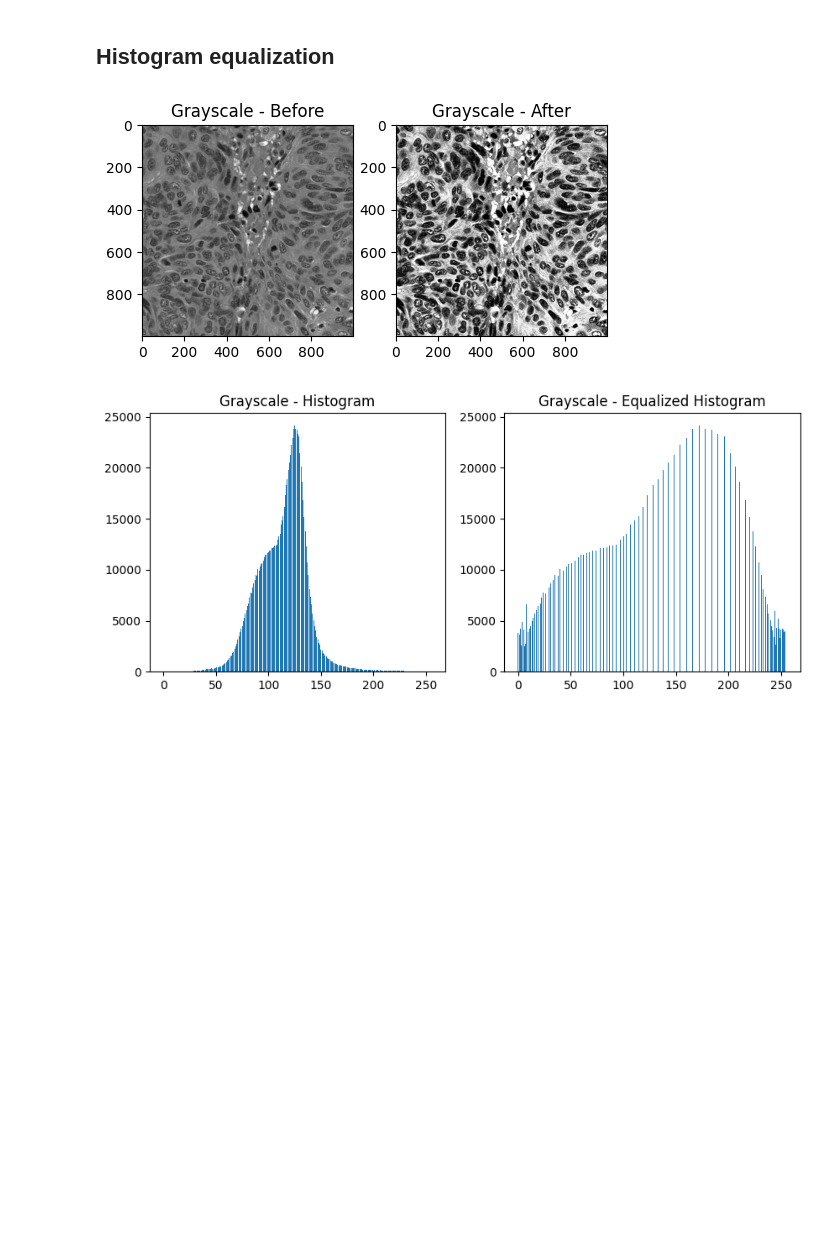
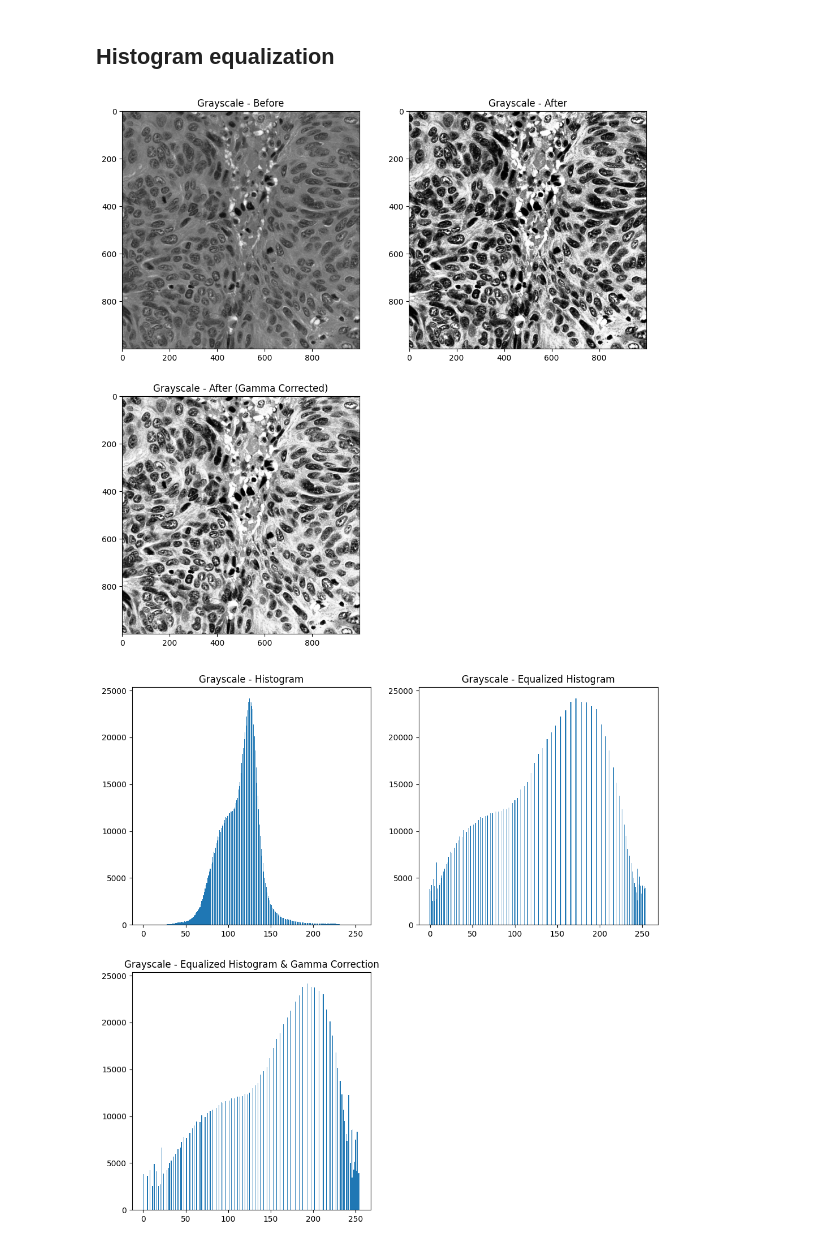
Before and after one commit to vktr274/computer-vision-image-correction-enhancement, a Jupyter notebook: notebook.ipynb, the cells around one changed output. Cells and saved outputs as stored; diff of their text form; code cells hidden in the pictures; blank space fills up the shorter version.

Commit message:
Add gamma correction

```diff
--- a/notebook.ipynb
+++ b/notebook.ipynb
@@ -115,37 +115,47 @@ plt.show()
 # %%
 img = gray_images[0]
 img_equalized = equalize_hist(img, 256)
+img_eq_gamma_corrected = gamma_correction(img_equalized, 0.7, 255)
 
 gray_hist_before = cv2.calcHist([img], [0], None, [256], [0, 255]).reshape((256,))
 gray_hist_after = cv2.calcHist([img_equalized], [0], None, [256], [0, 255]).reshape((256,))
+gray_hist_after_gamma = cv2.calcHist([img_eq_gamma_corrected], [0], None, [256], [0, 255]).reshape((256,))
 
-fig = plt.figure(figsize=(6,12))
+fig = plt.figure(figsize=(12, 12))
 
-rows = 1
+rows = 2
 columns = 2
 
 fig.add_subplot(rows, columns, 1)
 plt.title("Grayscale - Before")
 plt.imshow(img, cmap="gray")
 
 fig.add_subplot(rows, columns, 2)
 plt.title("Grayscale - After")
 plt.imshow(img_equalized, cmap="gray")
 
+fig.add_subplot(rows, columns, 3)
+plt.title("Grayscale - After (Gamma Corrected)")
+plt.imshow(img_eq_gamma_corrected, cmap="gray")
+
 plt.show()
 
-fig = plt.figure(figsize=(10,4))
+fig = plt.figure(figsize=(12, 12))
 x = np.arange(256)
 
 fig.add_subplot(rows, columns, 1)
 plt.title("Grayscale - Histogram")
 plt.bar(x, gray_hist_before)
 
 fig.add_subplot(rows, columns, 2)
 plt.title("Grayscale - Equalized Histogram")
 plt.bar(x, gray_hist_after)
 
+fig.add_subplot(rows, columns, 3)
+plt.title("Grayscale - Equalized Histogram & Gamma Correction")
+plt.bar(x, gray_hist_after_gamma)
+
 plt.show()
 # %% [output]
-[figure, old version]
+[figure, new version]
-[figure, old version]
+[figure, new version]
```
Also changed, not shown: parts of 2 cells of this notebook, 1 other file.
